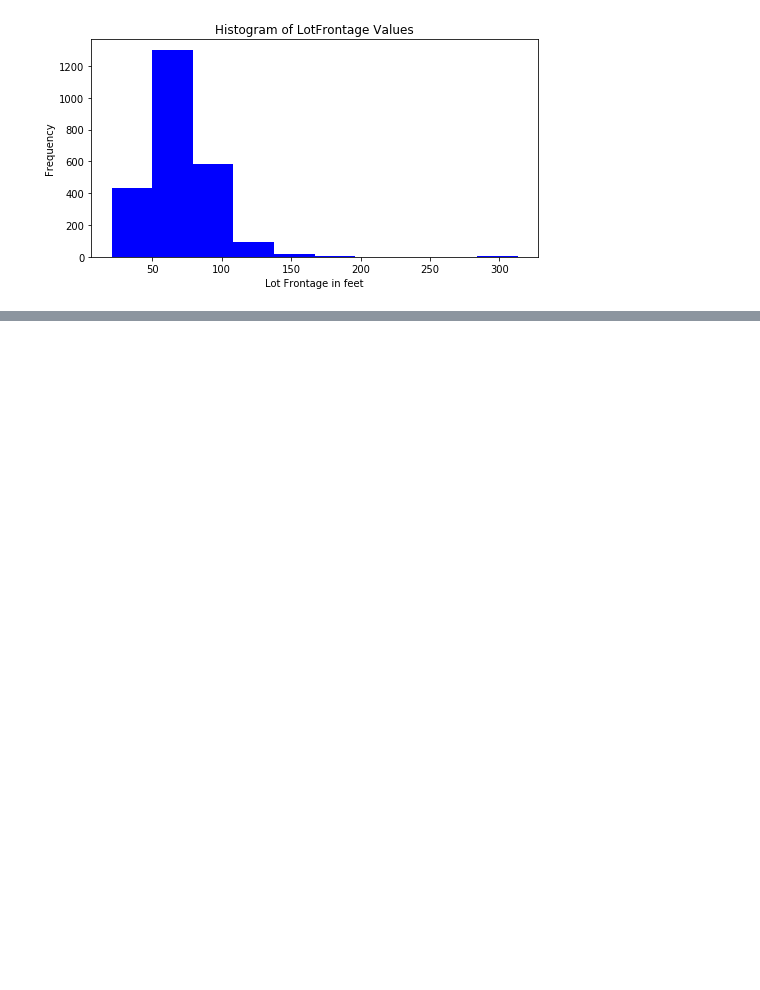
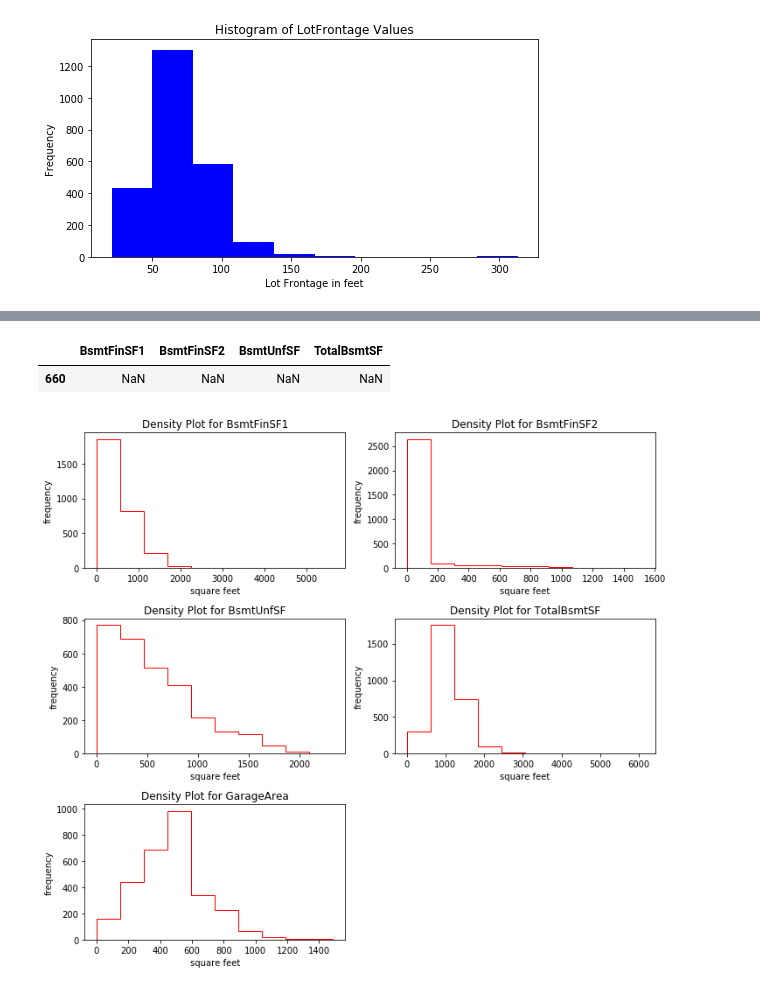
Before and after one commit to sanjeevgadre/Kaggle-Ames, a Jupyter notebook: Python/scripts/Part-I.ipynb, the cells around one changed output, grey strips where cells are left out. Cells and saved outputs as stored; diff of their text form; code cells hidden in the pictures; blank space fills up the shorter version.

```diff
--- a/Python/scripts/Part-I.ipynb
+++ b/Python/scripts/Part-I.ipynb
@@ -349,0 +356,8 @@ dat.loc[:,['YearBuilt', 'YearRemodAdd', 'GarageYrBlt']].head(25)
+# %%
+feats = ['BsmtFullBath', 'BsmtHalfBath', 'GarageCars', 'MSZoning', 'Utilities', 'Exterior1st', 'Exterior2nd',
+         'BsmtQual', 'BsmtCond', 'BsmtExposure', 'BsmtFinType1', 'BsmtFinType2', 'Electrical', 'KitchenQual',
+         'Functional', 'GarageFinish', 'GarageQual', 'GarageCond', 'PoolQC', 'MiscFeature', 'SaleType',
+         'MasVnrType']
+
+for feat in feats:
+    dat.loc[:, feat].fillna(value = dat.loc[:, feat].dropna().mode()[0], inplace = True)
@@ -349,0 +372,21 @@ dat.loc[:,['YearBuilt', 'YearRemodAdd', 'GarageYrBlt']].head(25)
+# %%
+dat.loc[dat.loc[:, 'BsmtFinSF1'].isna(), ['BsmtFinSF1', 'BsmtFinSF2', 'BsmtUnfSF', 'TotalBsmtSF']]
+# %% [output]
+|  | BsmtFinSF1 | BsmtFinSF2 | BsmtUnfSF | TotalBsmtSF |
+| 660 | NaN | NaN | NaN | NaN |
+# %%
+feats = ['BsmtFinSF1', 'BsmtFinSF2', 'BsmtUnfSF', 'TotalBsmtSF', 'GarageArea']
+
+plt.figure(figsize = (10,9))
+
+for i in range(len(feats)):
+    plt.subplot(3,2,i+1)
+    plt.hist(dat.loc[:, feats[i]].dropna(), histtype = 'step', color = 'red')
+    plt.xlabel('square feet')
+    plt.ylabel('frequency')
+    plt.title('Density Plot for %s' % feats[i])
+
+plt.tight_layout()
+plt.show()
+# %% [output]
+[figure, added]
```
Also changed, not shown: parts of 31 cells of this notebook, 1 other file.
